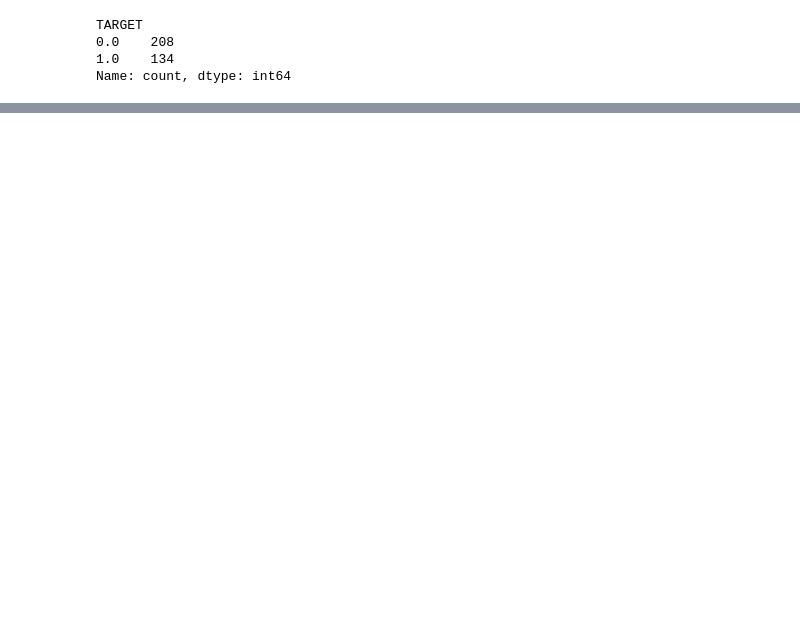
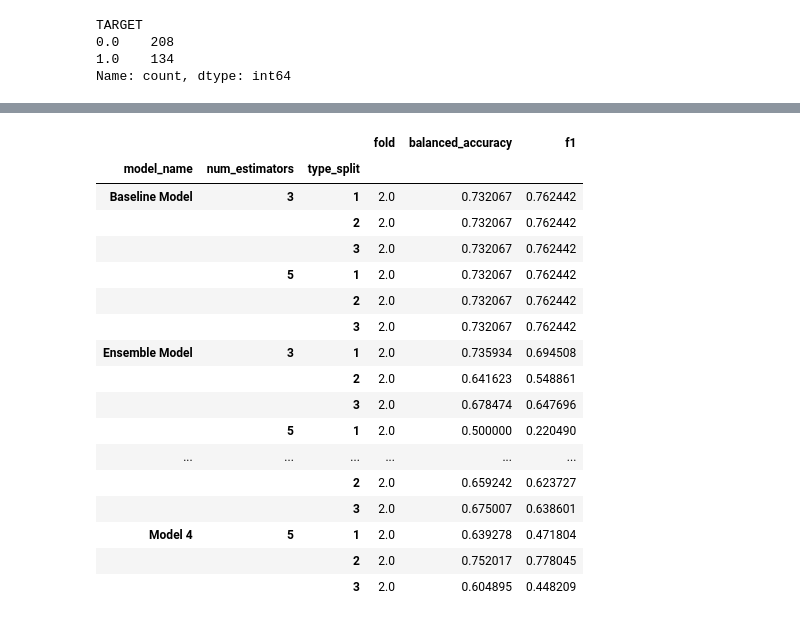
Before and after one commit to PugtgYosuky/FIAD-project, a Jupyter notebook: src/bayes.ipynb, the cells around one changed output, grey strips where cells are left out. Saved outputs shown, nothing was run; the diff lists cells and outputs as text; code cells hidden in the pictures; blank space fills up the shorter version.

```diff
--- a/src/bayes.ipynb
+++ b/src/bayes.ipynb
@@ -327,0 +522,21 @@ model.predict_proba(test)
+# %%
+results.groupby(['model_name', 'num_estimators', 'type_split']).mean()
+# %% [output]
+|  |  |  | fold | balanced_accuracy | f1 |
+| model_name | num_estimators | type_split |  |  |  |
+| Baseline Model | 3 | 1 | 2.0 | 0.732067 | 0.762442 |
+|  |  | 2 | 2.0 | 0.732067 | 0.762442 |
+|  |  | 3 | 2.0 | 0.732067 | 0.762442 |
+|  | 5 | 1 | 2.0 | 0.732067 | 0.762442 |
+|  |  | 2 | 2.0 | 0.732067 | 0.762442 |
+|  |  | 3 | 2.0 | 0.732067 | 0.762442 |
+| Ensemble Model | 3 | 1 | 2.0 | 0.735934 | 0.694508 |
+|  |  | 2 | 2.0 | 0.641623 | 0.548861 |
+|  |  | 3 | 2.0 | 0.678474 | 0.647696 |
+|  | 5 | 1 | 2.0 | 0.500000 | 0.220490 |
+| ... | ... | ... | ... | ... | ... |
+|  |  | 2 | 2.0 | 0.659242 | 0.623727 |
+|  |  | 3 | 2.0 | 0.675007 | 0.638601 |
+| Model 4 | 5 | 1 | 2.0 | 0.639278 | 0.471804 |
+|  |  | 2 | 2.0 | 0.752017 | 0.778045 |
+|  |  | 3 | 2.0 | 0.604895 | 0.448209 |
```
Also changed, not shown: parts of 46 cells of this notebook.
